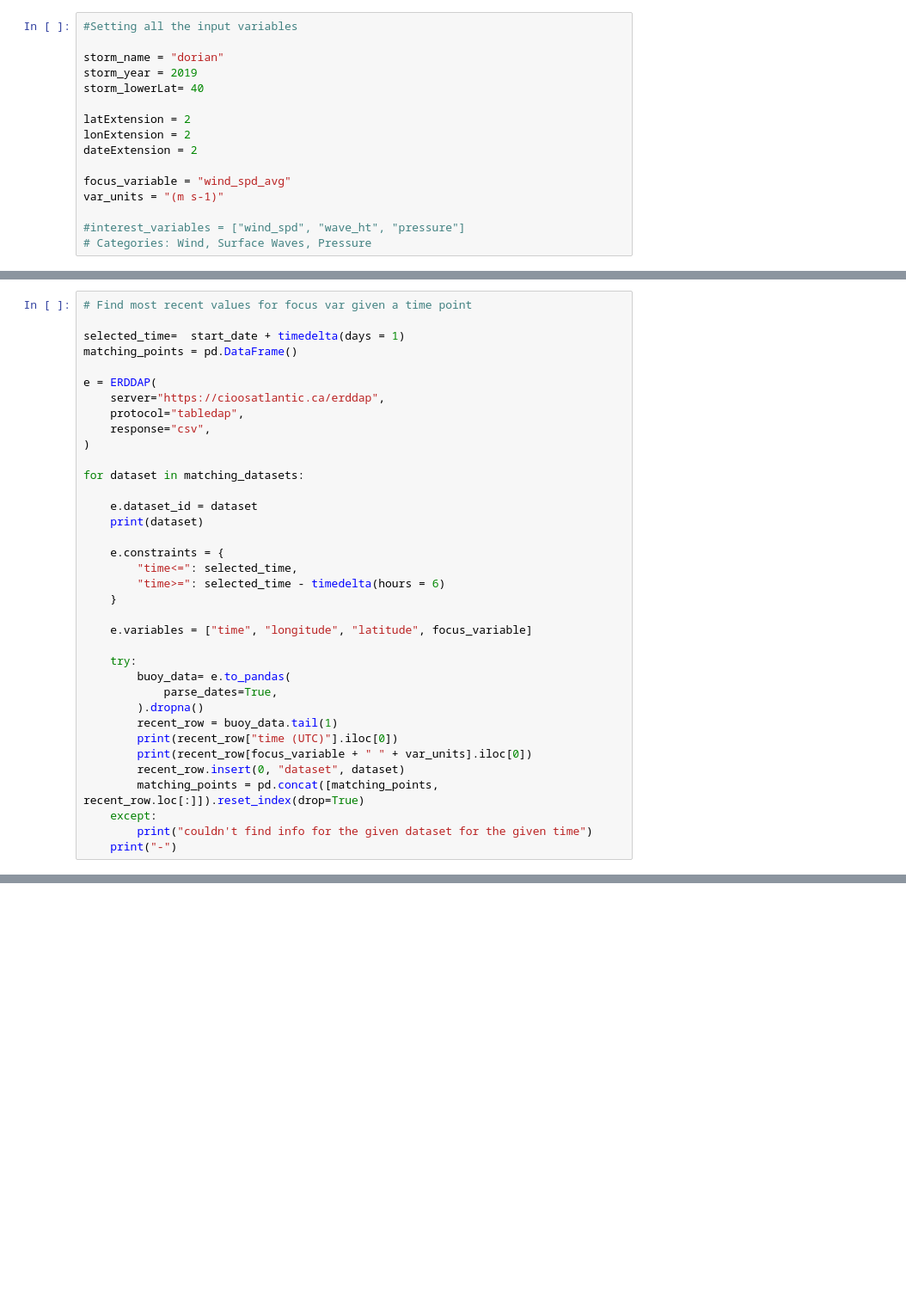
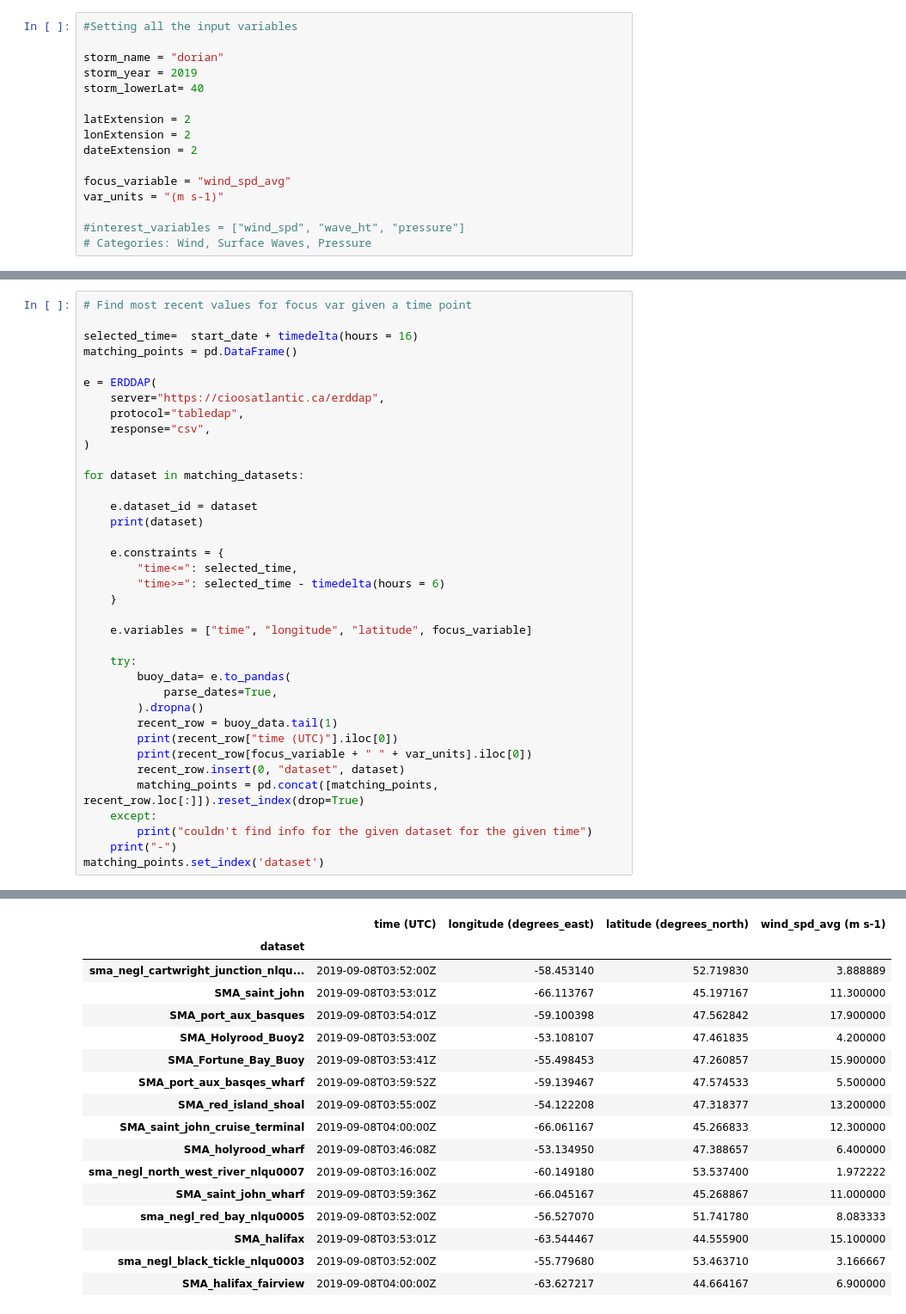
Before and after one commit to cioos-atlantic/atlantic-hurricane-dashboard, a Jupyter notebook: jupyter/erddapy_nearby_tropycal.ipynb, the cells around one changed output, grey strips where cells are left out. Shown at 86% size. Saved outputs shown, nothing was run; the diff lists cells and outputs as text; blank space fills up the shorter version.

```diff
--- a/jupyter/erddapy_nearby_tropycal.ipynb
+++ b/jupyter/erddapy_nearby_tropycal.ipynb
@@ -87,7 +123,7 @@ print(matching_datasets)
 # %%
 # Find most recent values for focus var given a time point
 
-selected_time=  start_date + timedelta(days = 1)
+selected_time=  start_date + timedelta(hours = 16)
 matching_points = pd.DataFrame()
 
 e = ERDDAP(
@@ -120,3 +156,5 @@ for dataset in matching_datasets:
     except:
         print("couldn't find info for the given dataset for the given time")
     print("-")
+matching_points.set_index('dataset')
+# %% [output]
@@ -123,3 +178,20 @@ for dataset in matching_datasets:
+|  | time (UTC) | longitude (degrees_east) | latitude (degrees_north) | wind_spd_avg (m s-1) |
+| dataset |  |  |  |  |
+| sma_negl_cartwright_junction_nlqu... | 2019-09-08T03:52:00Z | -58.453140 | 52.719830 | 3.888889 |
+| SMA_saint_john | 2019-09-08T03:53:01Z | -66.113767 | 45.197167 | 11.300000 |
+| SMA_port_aux_basques | 2019-09-08T03:54:01Z | -59.100398 | 47.562842 | 17.900000 |
+| SMA_Holyrood_Buoy2 | 2019-09-08T03:53:00Z | -53.108107 | 47.461835 | 4.200000 |
+| SMA_Fortune_Bay_Buoy | 2019-09-08T03:53:41Z | -55.498453 | 47.260857 | 15.900000 |
+| SMA_port_aux_basqes_wharf | 2019-09-08T03:59:52Z | -59.139467 | 47.574533 | 5.500000 |
+| SMA_red_island_shoal | 2019-09-08T03:55:00Z | -54.122208 | 47.318377 | 13.200000 |
+| SMA_saint_john_cruise_terminal | 2019-09-08T04:00:00Z | -66.061167 | 45.266833 | 12.300000 |
+| SMA_holyrood_wharf | 2019-09-08T03:46:08Z | -53.134950 | 47.388657 | 6.400000 |
+| sma_negl_north_west_river_nlqu0007 | 2019-09-08T03:16:00Z | -60.149180 | 53.537400 | 1.972222 |
+| SMA_saint_john_wharf | 2019-09-08T03:59:36Z | -66.045167 | 45.268867 | 11.000000 |
+| sma_negl_red_bay_nlqu0005 | 2019-09-08T03:52:00Z | -56.527070 | 51.741780 | 8.083333 |
+| SMA_halifax | 2019-09-08T03:53:01Z | -63.544467 | 44.555900 | 15.100000 |
+| sma_negl_black_tickle_nlqu0003 | 2019-09-08T03:52:00Z | -55.779680 | 53.463710 | 3.166667 |
+| SMA_halifax_fairview | 2019-09-08T04:00:00Z | -63.627217 | 44.664167 | 6.900000 |
 # %%
 import matplotlib.pyplot as plt
 import matplotlib.ticker as mticker
```
Also changed, not shown: parts of 4 cells of this notebook.
